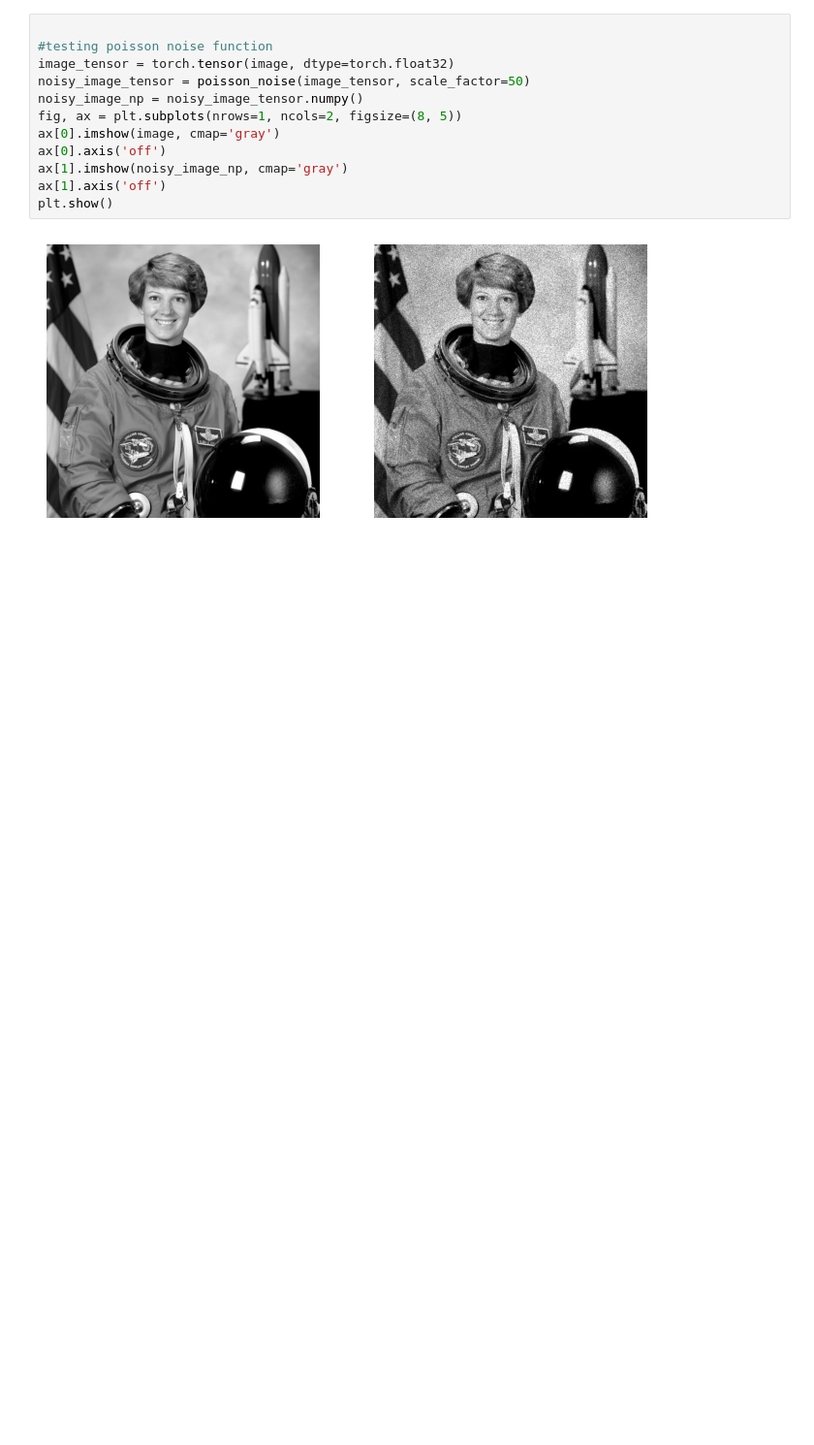
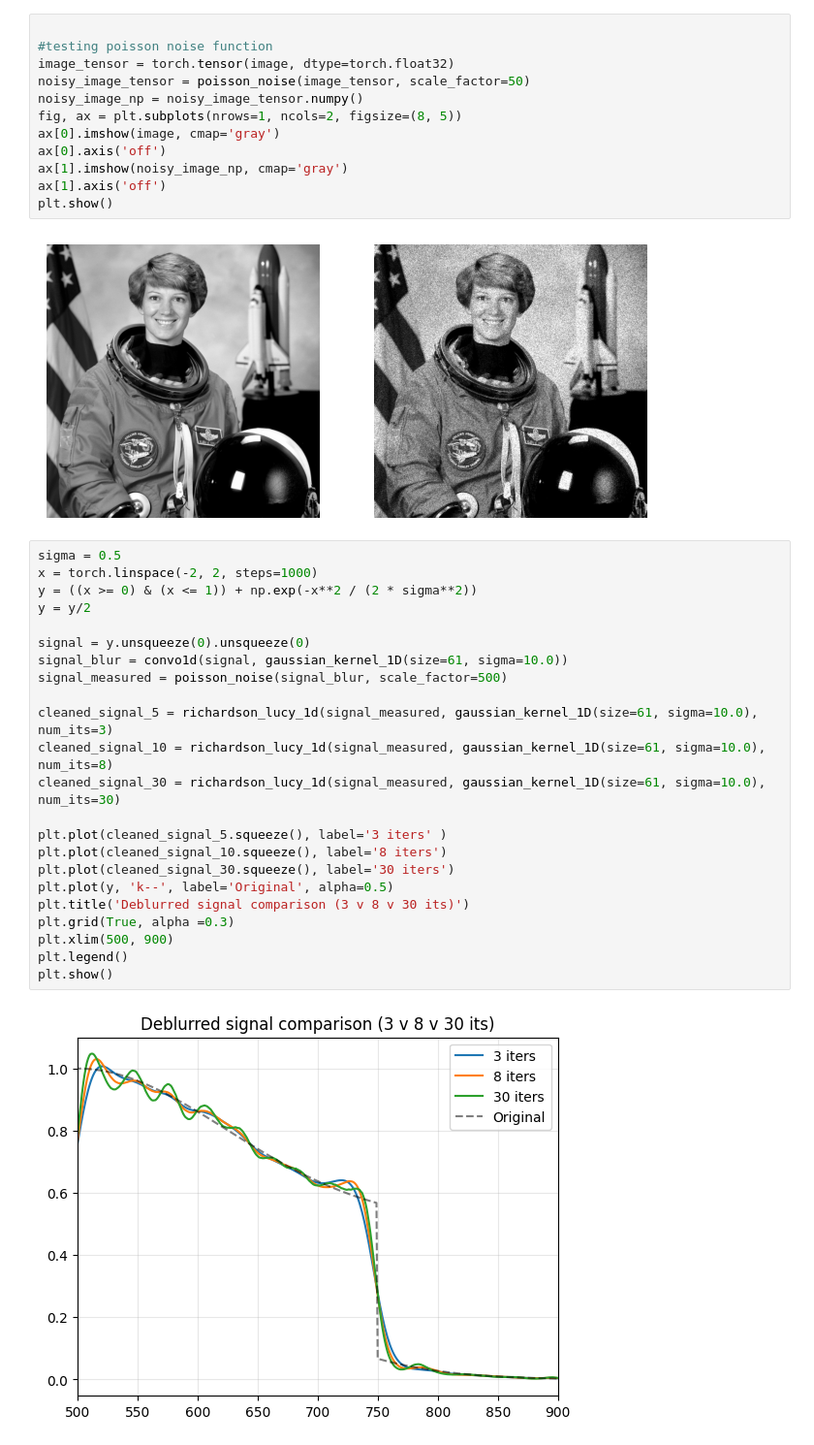
Before and after one commit to jpjharg/Deconvolution-by-ML-dissertation, a Jupyter notebook: Richardson_lucy_algo.ipynb, the cells around one changed output. Shown at 97% size. Cells and saved outputs as stored; diff of their text form; blank space fills up the shorter version.

```diff
--- a/Richardson_lucy_algo.ipynb
+++ b/Richardson_lucy_algo.ipynb
@@ -230,3 +306,28 @@ ax[1].axis('off')
 plt.show()
 # %% [output]
 [figure]
+# %%
+sigma = 0.5
+x = torch.linspace(-2, 2, steps=1000)
+y = ((x >= 0) & (x <= 1)) + np.exp(-x**2 / (2 * sigma**2))
+y = y/2
+
+signal = y.unsqueeze(0).unsqueeze(0)
+signal_blur = convo1d(signal, gaussian_kernel_1D(size=61, sigma=10.0))
+signal_measured = poisson_noise(signal_blur, scale_factor=500)
+
+cleaned_signal_5 = richardson_lucy_1d(signal_measured, gaussian_kernel_1D(size=61, sigma=10.0), num_its=3)
+cleaned_signal_10 = richardson_lucy_1d(signal_measured, gaussian_kernel_1D(size=61, sigma=10.0), num_its=8)
+cleaned_signal_30 = richardson_lucy_1d(signal_measured, gaussian_kernel_1D(size=61, sigma=10.0), num_its=30)
+
+plt.plot(cleaned_signal_5.squeeze(), label='3 iters' )
+plt.plot(cleaned_signal_10.squeeze(), label='8 iters')
+plt.plot(cleaned_signal_30.squeeze(), label='30 iters')
+plt.plot(y, 'k--', label='Original', alpha=0.5)
+plt.title('Deblurred signal comparison (3 v 8 v 30 its)')
+plt.grid(True, alpha =0.3)
+plt.xlim(500, 900)
+plt.legend()
+plt.show()
+# %% [output]
+[figure, added]
```
Also changed, not shown: parts of 6 cells of this notebook.
